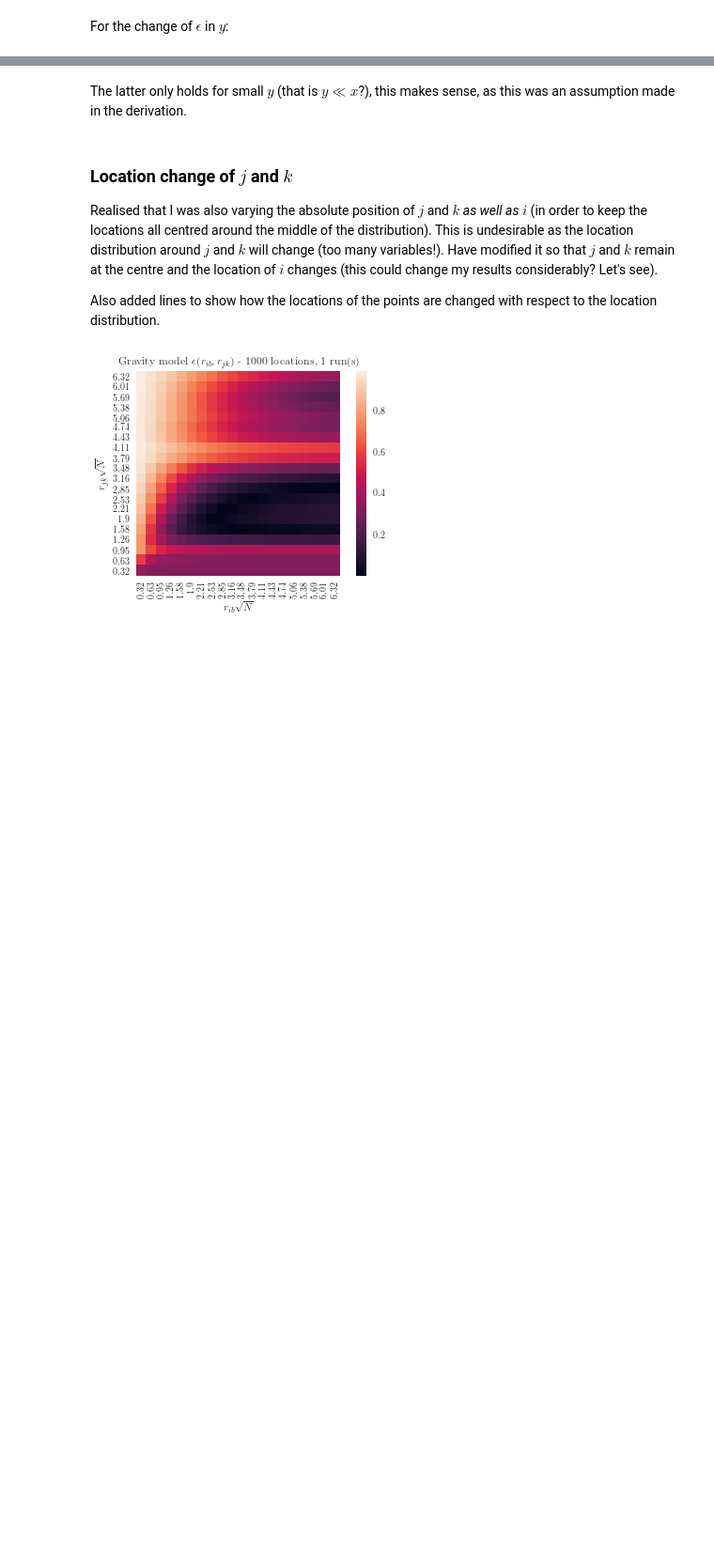
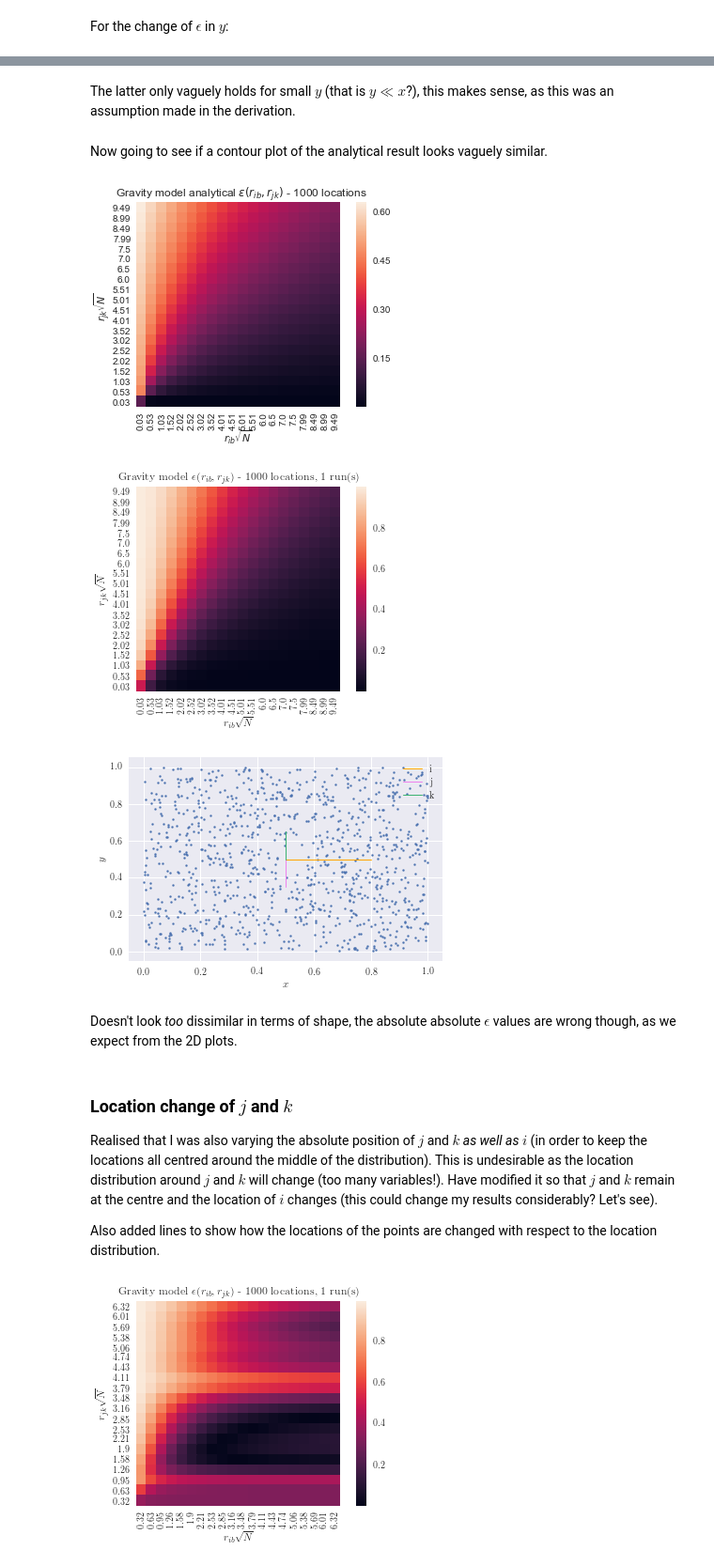
Before and after one commit to jbremz/human_mob, a Jupyter notebook: Notebooks/JB Log.ipynb, the cells around one changed output, grey strips where cells are left out. Shown at 94% size. Cells and saved outputs as stored; diff of their text form; code cells hidden in the pictures; blank space fills up the shorter version.

```diff
--- a/Notebooks/JB Log.ipynb
+++ b/Notebooks/JB Log.ipynb
@@ -89,5 +97,52 @@ epsChangeY(0.01,0.04, 0.4, 100, 1000, ib=True, analytical=True)
 # %% [markdown]
-The latter only holds for small $y$ (that is $y \ll x$?), this makes sense, as this was an assumption made in the derivation.
+The latter only vaguely holds for small $y$ (that is $y \ll x$?), this makes sense, as this was an assumption made in the derivation.
+# %% [markdown]
+Now going to see if a contour plot of the analytical result looks vaguely similar.
+# %%
+import numpy as np
+from matplotlib import pyplot as plt
+import seaborn as sns; sns.set()
+from hm.analysis.explicit_tripoint import anlyt_epsilon
+
+xmin, xmax, ymin, ymax = 0.001, 0.3, 0.001, 0.3
+n = 20
+N = 1000
+
+x = np.linspace(xmin, xmax, n)
+y = np.linspace(ymin, ymax, n)
+
+xy = np.array(np.meshgrid(x, y)).T # 2D Sample Space
+xy = np.swapaxes(xy,0,1)
+
+epsVals = np.zeros((len(xy),len(xy), 1)) # create empty array for epsilon
+
+for j, row in enumerate(xy): # fill sample space
+    for i, pair in enumerate(row):
+        epsVals[j][i][0] = abs(anlyt_epsilon(pair[0], pair[1], gamma=2))
+
+meanEps = np.mean(epsVals, axis=2)
+meanEps = np.flip(meanEps, 0) # make the y axis ascend
+
+xticks = np.around(x*np.sqrt(N), 2)
+yticks = np.flip(np.around(y*np.sqrt(N), 2), 0) # make the y axis ascend
+
+ax = sns.heatmap(meanEps, xticklabels=xticks, yticklabels=yticks, square=True)
+plt.rc('text', usetex=True)
+plt.rc('font', family='serif')
+
+ax.set_xlabel(r'$r_{ib} \sqrt{N}$')
+ax.set_ylabel(r'$r_{jk} \sqrt{N}$')
+
+ax.set_title('Gravity model analytical ' + r'$\epsilon(r_{ib},r_{jk})$' + ' - ' + str(N) + ' locations')
+
+# Plot the simulated result
+anaTP(xmin, xmax, ymin, ymax, n, N)
+# %% [output]
+[figure, added]
+[figure, added]
+[figure, added]
+# %% [markdown]
+Doesn't look *too* dissimilar in terms of shape, the absolute absolute $\epsilon$ values are wrong though, as we expect from the 2D plots.
 # %% [markdown]
 ### Location change of $j$ and $k$
 
```
Also changed, not shown: parts of 13 cells of this notebook, 1 other file.
